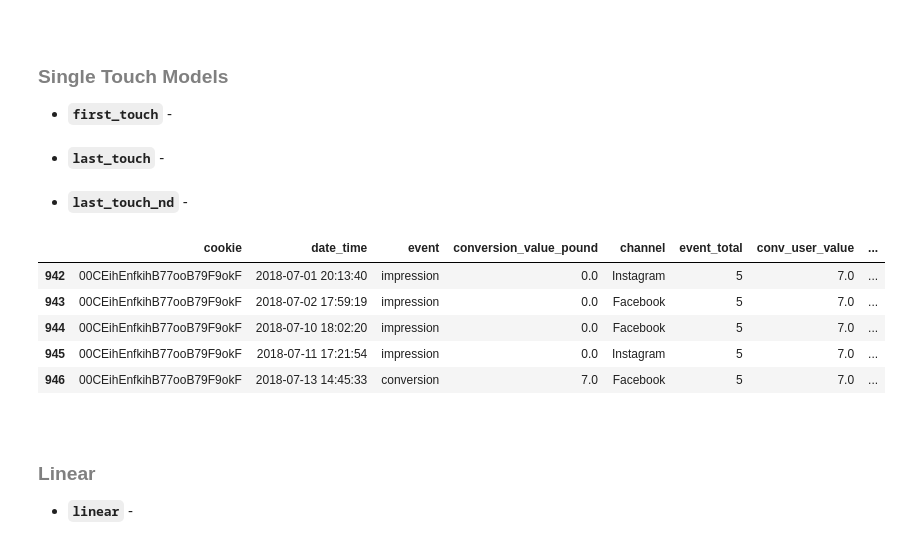
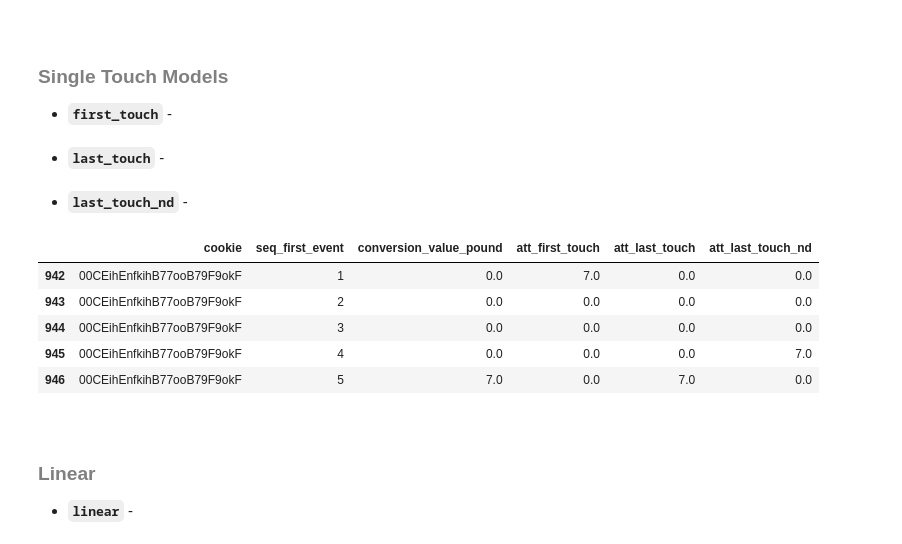
Before and after one commit to martin-mallon/Attribution-Models, a Jupyter notebook: Attribution_Models/attribution_model.ipynb, the cells around one changed output. Saved outputs shown, nothing was run; the diff lists cells and outputs as text; code cells hidden in the pictures.

```diff
--- a/Attribution_Models/attribution_model.ipynb
+++ b/Attribution_Models/attribution_model.ipynb
@@ -227,40 +231,40 @@ def att_touch_last(df, grp, ft, lt, cvr, v):
     return lst
 
 # last non direct touch
 def att_touch_last_nd(df, grp, ft, lt, cvr, v, e):
     lstnd = df[[grp, ft, lt, cvr, v, e]]
     logic1 = (lstnd[cvr]==1) & (lstnd[lt]==1) & (lstnd[e]==1)
     logic2 = (lstnd[cvr]==1) & (lstnd[e]>1) & (lstnd[lt]==2)
     lstnd['att_last_touch_nd'] = np.where(logic1, lstnd[v], np.where(logic2, lstnd[v], 0))
     lstnd = lstnd[[grp, ft, 'att_last_touch_nd']]
     return lstnd
 
 # variables
 grp = 'cookie'
 ft = 'seq_first_event'
 lt = 'seq_last_event'
 cvr = 'conv_user_ind'
 e = 'event_total'
 v = 'conv_user_value'
 
 # unpack
 fst = att_touch_first(att, grp, ft, cvr, v)
 lst = att_touch_last(att, grp, ft, lt, cvr, v)
 lstnd = att_touch_last_nd(att, grp, ft, lt, cvr, v, e)
 
 # sample
 sgl_sample = att.query(sample)
 sgl_sample['att_first_touch'] = fst['att_first_touch']
 sgl_sample['att_last_touch'] = lst['att_last_touch']
 sgl_sample['att_last_touch_nd'] = lstnd['att_last_touch_nd']
-sgl_sample
+sgl_sample[[grp, ft, 'conversion_value_pound', 'att_first_touch', 'att_last_touch', 'att_last_touch_nd']]
 # %% [output]
-|  | cookie | date_time | event | conversion_value_pound | channel | event_total | conv_user_value | ... |
-| 942 | 00CEihEnfkihB77ooB79F9okF | 2018-07-01 20:13:40 | impression | 0.0 | Instagram | 5 | 7.0 | ... |
-| 943 | 00CEihEnfkihB77ooB79F9okF | 2018-07-02 17:59:19 | impression | 0.0 | Facebook | 5 | 7.0 | ... |
-| 944 | 00CEihEnfkihB77ooB79F9okF | 2018-07-10 18:02:20 | impression | 0.0 | Facebook | 5 | 7.0 | ... |
-| 945 | 00CEihEnfkihB77ooB79F9okF | 2018-07-11 17:21:54 | impression | 0.0 | Instagram | 5 | 7.0 | ... |
-| 946 | 00CEihEnfkihB77ooB79F9okF | 2018-07-13 14:45:33 | conversion | 7.0 | Facebook | 5 | 7.0 | ... |
+|  | cookie | seq_first_event | conversion_value_pound | att_first_touch | att_last_touch | att_last_touch_nd |
+| 942 | 00CEihEnfkihB77ooB79F9okF | 1 | 0.0 | 7.0 | 0.0 | 0.0 |
+| 943 | 00CEihEnfkihB77ooB79F9okF | 2 | 0.0 | 0.0 | 0.0 | 0.0 |
+| 944 | 00CEihEnfkihB77ooB79F9okF | 3 | 0.0 | 0.0 | 0.0 | 0.0 |
+| 945 | 00CEihEnfkihB77ooB79F9okF | 4 | 0.0 | 0.0 | 0.0 | 7.0 |
+| 946 | 00CEihEnfkihB77ooB79F9okF | 5 | 7.0 | 0.0 | 7.0 | 0.0 |
 # %% [markdown]
 <br>
 
```
Also changed, not shown: parts of 18 cells of this notebook, 2 other files.
